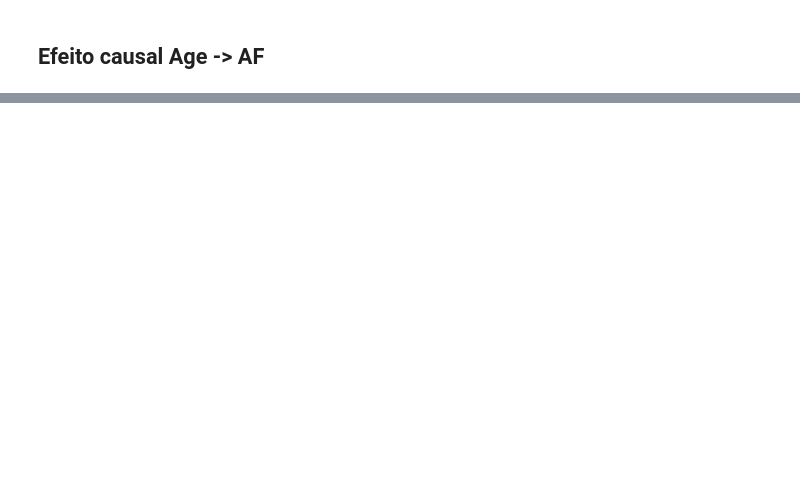
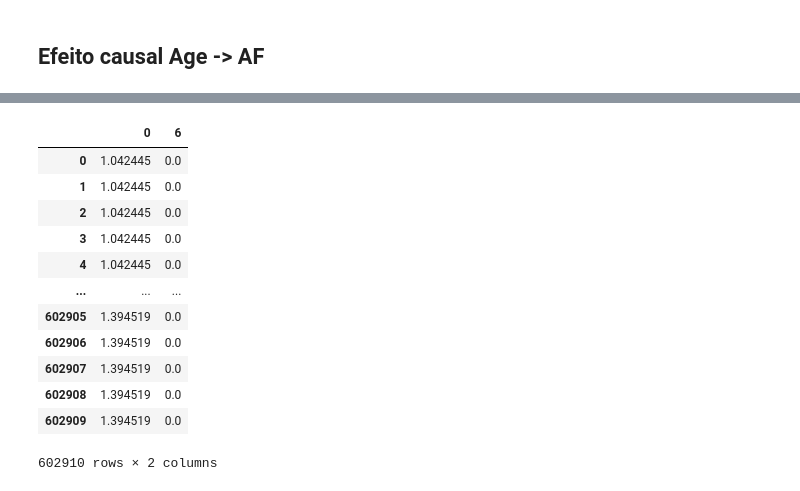
Before and after one commit to EduMio/TP-Causalidade, a Jupyter notebook: notebooks/Grafo_Causal.ipynb, the cells around one changed output, grey strips where cells are left out. Cells and saved outputs as stored; diff of their text form; code cells hidden in the pictures; blank space fills up the shorter version.

```diff
--- a/notebooks/Grafo causal.ipynb
+++ b/notebooks/Grafo_Causal.ipynb
@@ -103,0 +186,16 @@ Coefficient:    0.061959106531323915
+# %%
+data[[0,6]]
+# %% [output]
+|  | 0 | 6 |
+| 0 | 1.042445 | 0.0 |
+| 1 | 1.042445 | 0.0 |
+| 2 | 1.042445 | 0.0 |
+| 3 | 1.042445 | 0.0 |
+| 4 | 1.042445 | 0.0 |
+| ... | ... | ... |
+| 602905 | 1.394519 | 0.0 |
+| 602906 | 1.394519 | 0.0 |
+| 602907 | 1.394519 | 0.0 |
+| 602908 | 1.394519 | 0.0 |
+| 602909 | 1.394519 | 0.0 |
+602910 rows × 2 columns
```
Also changed, not shown: parts of 26 cells of this notebook, 3 other files.
